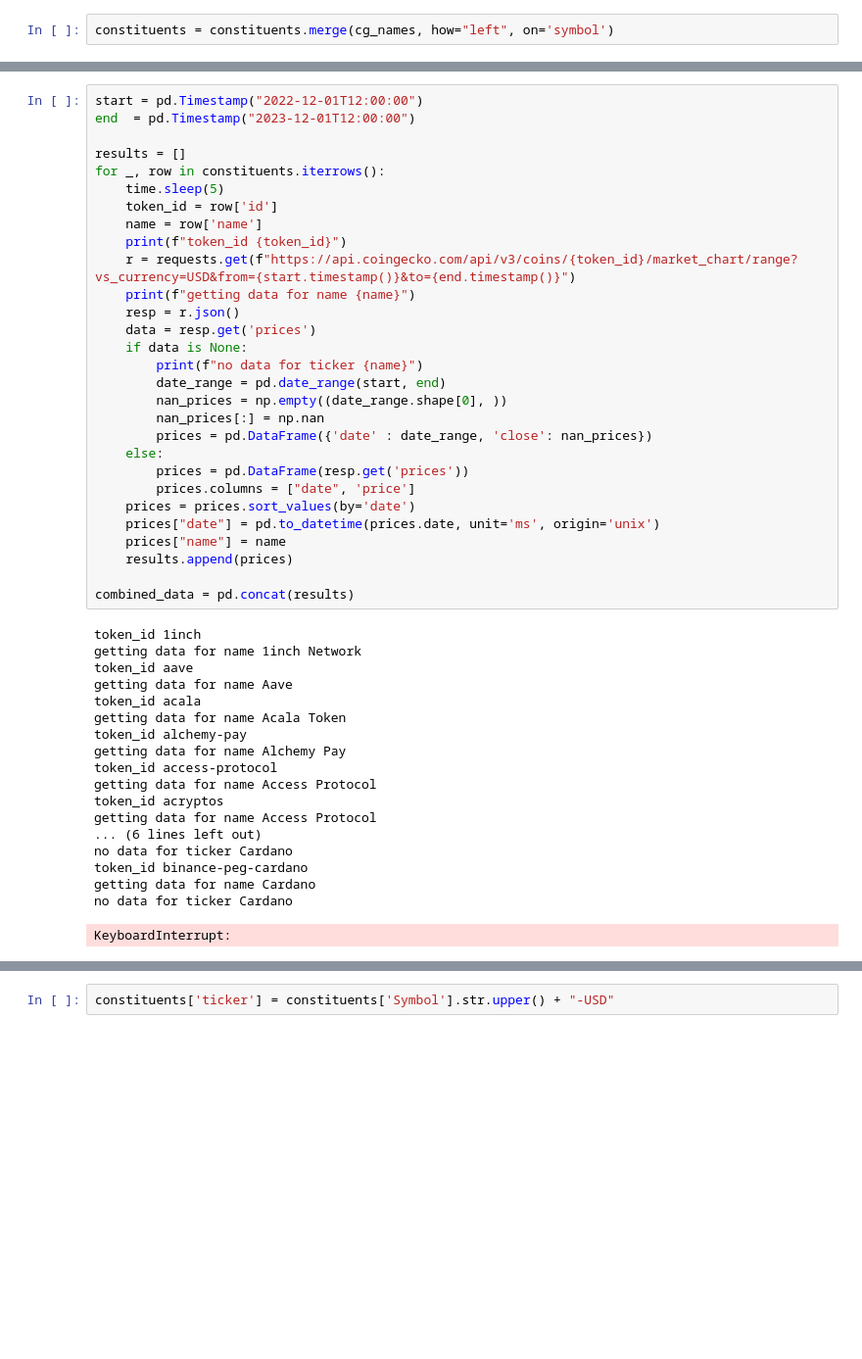
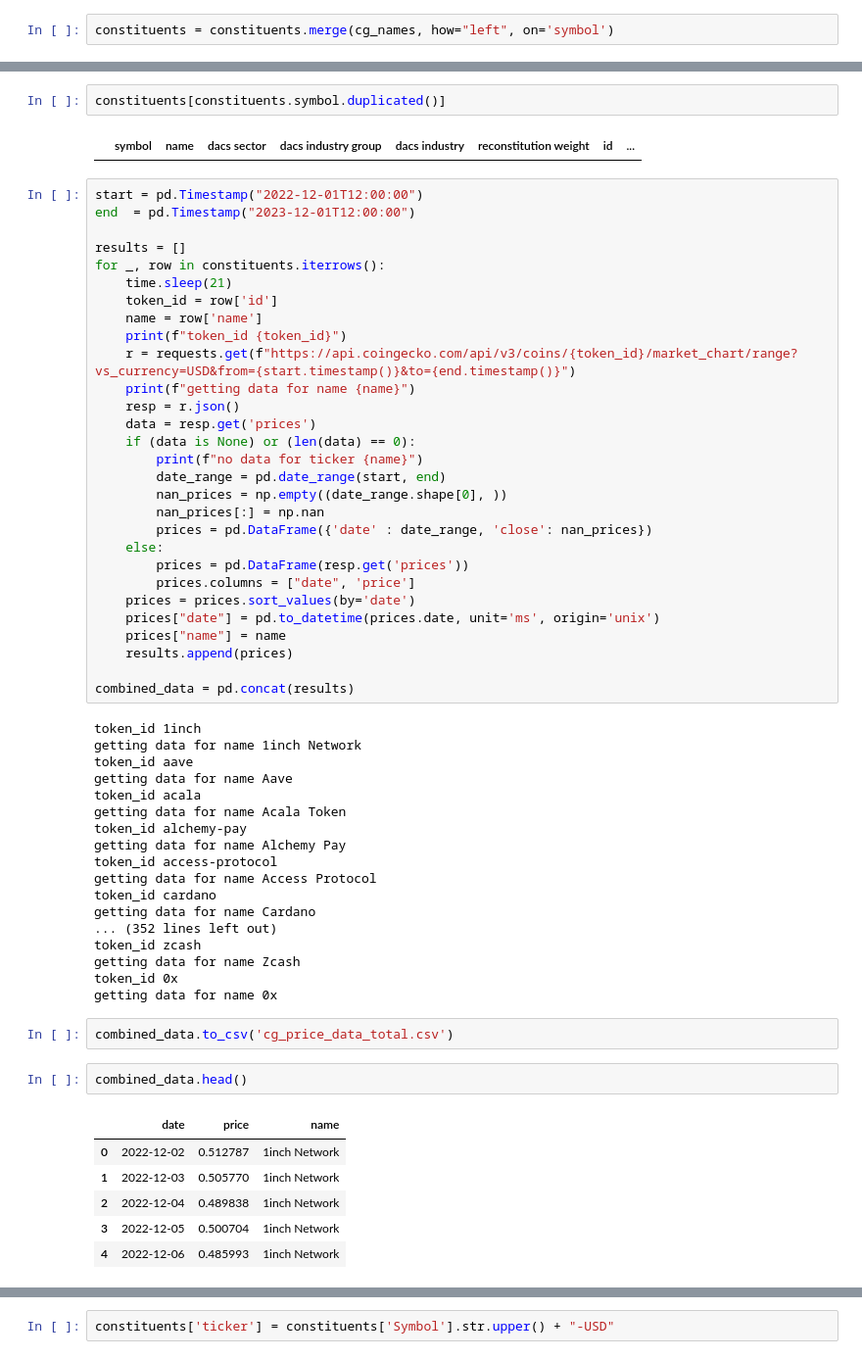
Before and after one commit to kevingivens/Blog, a Jupyter notebook: 2023/Crypto_Correlations/plot_stock_market.ipynb, the cells around one changed output, grey strips where cells are left out. Shown at 98% size. Drawn from its saved outputs; the diff is of its cells as text; blank space fills up the shorter version.

```diff
--- a/2023/Crypto_Correlations/plot_stock_market.ipynb
+++ b/2023/Crypto_Correlations/plot_stock_market.ipynb
@@ -52,10 +55,14 @@ constituents
+# %%
+constituents[constituents.symbol.duplicated()]
+# %% [output]
+|  | symbol | name | dacs sector | dacs industry group | dacs industry | reconstitution weight | id | ... |
 # %%
 start = pd.Timestamp("2022-12-01T12:00:00")
 end  = pd.Timestamp("2023-12-01T12:00:00")
 
 results = []
 for _, row in constituents.iterrows():
-    time.sleep(5)
+    time.sleep(21)
     token_id = row['id']
     name = row['name']
     print(f"token_id {token_id}")
@@ -63,7 +70,7 @@ for _, row in constituents.iterrows():
     print(f"getting data for name {name}")
     resp = r.json()
     data = resp.get('prices')
-    if data is None:
+    if (data is None) or (len(data) == 0):
         print(f"no data for ticker {name}")
         date_range = pd.date_range(start, end)
         nan_prices = np.empty((date_range.shape[0], ))
@@ -89,11 +96,21 @@ token_id alchemy-pay
 getting data for name Alchemy Pay
 token_id access-protocol
 getting data for name Access Protocol
-token_id acryptos
-getting data for name Access Protocol
-... (6 lines left out)
-no data for ticker Cardano
-token_id binance-peg-cardano
+token_id cardano
 getting data for name Cardano
-no data for ticker Cardano
+... (352 lines left out)
+token_id zcash
+getting data for name Zcash
+token_id 0x
+getting data for name 0x
-KeyboardInterrupt:
+# %%
+combined_data.to_csv('cg_price_data_total.csv')
+# %%
+combined_data.head()
+# %% [output]
+|  | date | price | name |
+| 0 | 2022-12-02 | 0.512787 | 1inch Network |
+| 1 | 2022-12-03 | 0.505770 | 1inch Network |
+| 2 | 2022-12-04 | 0.489838 | 1inch Network |
+| 3 | 2022-12-05 | 0.500704 | 1inch Network |
+| 4 | 2022-12-06 | 0.485993 | 1inch Network |
```
Also changed, not shown: parts of 21 cells of this notebook.
